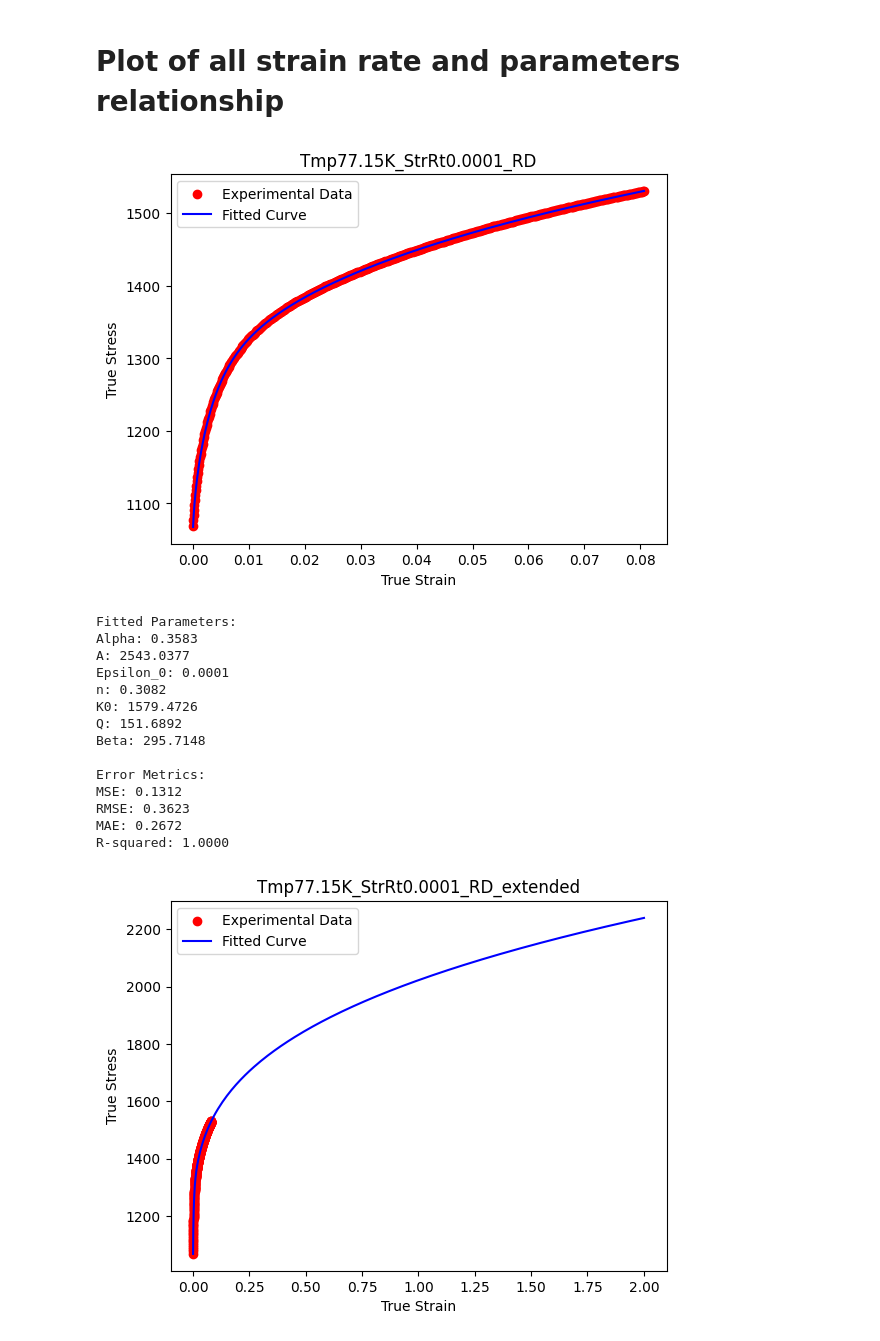
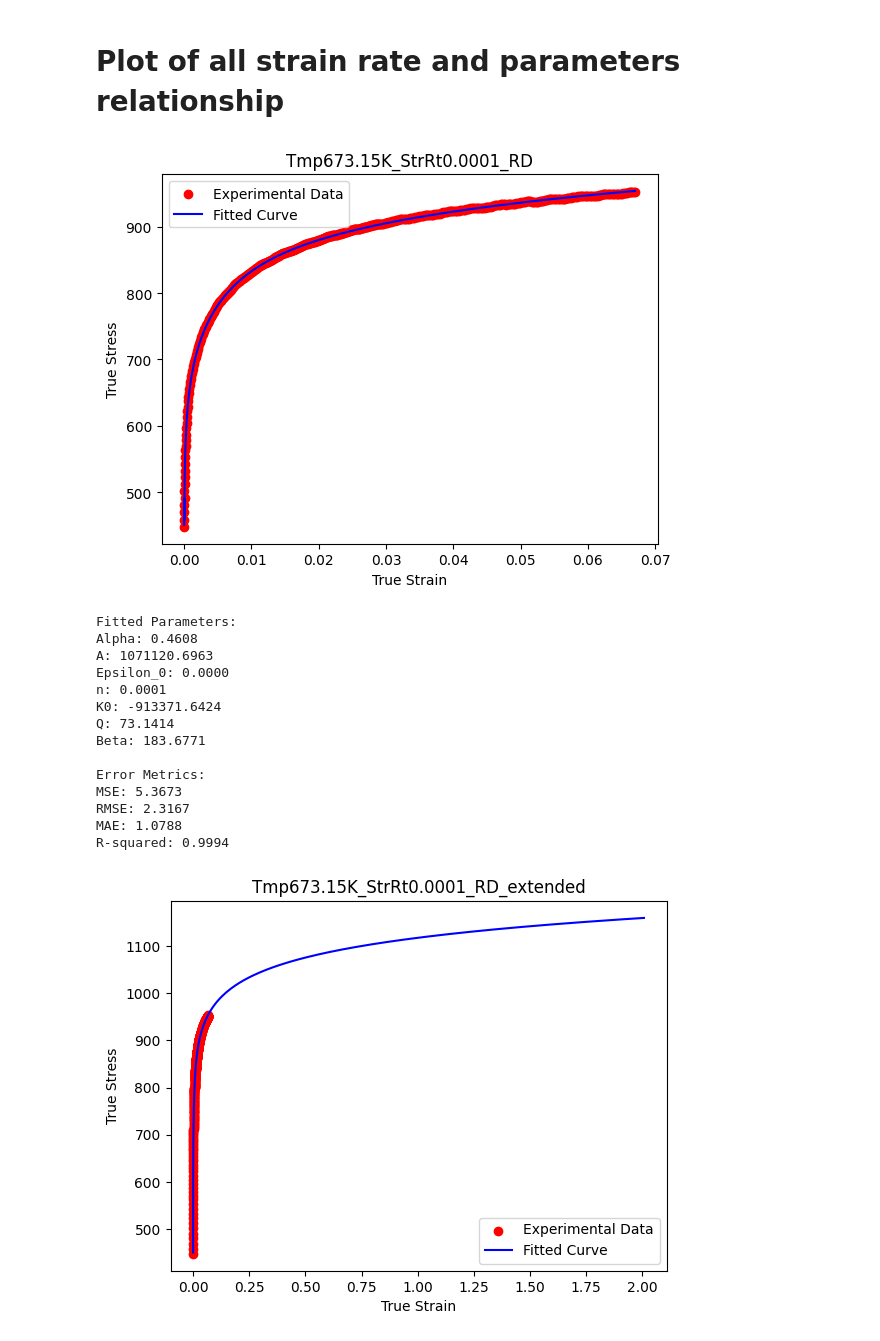
Before and after one commit to meiannnnn/coe-final-project, a Jupyter notebook: sv_fitting.ipynb, the cells around one changed output. Cells and saved outputs as stored; diff of their text form; code cells hidden in the pictures.

Commit message:
all condition extended

```diff
--- a/sv_fitting.ipynb
+++ b/sv_fitting.ipynb
@@ -101,13 +117,6 @@ def analyze_msv_fit(file_path, strain_column, stress_column, title, initial_gues
     data = pd.read_csv(file_path)
     strain = data[strain_column].dropna().values
     stress = data[stress_column].dropna().values
-
-    # Define the Modified Swift-Voce equation
-    def modified_swift_voce(strain, A, B, n, Q, epsilon0, alpha, beta):
-        swift_part = A * (strain + epsilon0) ** n  # Swift law
-        voce_part = Q * (1 - np.exp(-B * strain))  # Voce law
-        damping = (1 - np.exp(-alpha * strain)) / (1 + beta * strain)  # Damping term
-        return swift_part + voce_part * damping
 
     # Initial guesses for parameters [A, B, n, K, epsilon0, alpha, beta]
     if initial_guess is None:
@@ -164,7 +173,9 @@ def analyze_msv_fit(file_path, strain_column, stress_column, title, initial_gues
           f'Alpha: {params_high[5]:.4f}, Beta: {params_high[6]:.4f}')
 
     extended_strain = np.concatenate((strain, np.arange(strain[-1] + 0.01, 2.01, 0.01)))
-    extended_stress = modified_swift_voce(extended_strain, *params_high)
+    low_stress = modified_swift_voce(extended_strain[extended_strain < 0.02], *params_low)
+    high_stress = modified_swift_voce(extended_strain[extended_strain >= 0.02], *params_high)
+    extended_stress = np.concatenate((low_stress, high_stress))
     plt.scatter(strain, stress, label='Experimental Data', color='red')
     plt.plot(extended_strain, extended_stress, label='Fitted Curve', color='blue')
     plt.xlabel('True Strain')
@@ -173,10 +184,18 @@ def analyze_msv_fit(file_path, strain_column, stress_column, title, initial_gues
     plt.legend()
     plt.show()
 
+    # Create a DataFrame to save the results
+    df = pd.DataFrame({
+        'Strain': extended_strain,
+        'Stress': extended_stress
+    })
+
+    # Save the DataFrame to a CSV file
+    output_file_path = f"extended_curve/{title}"  # Adjust the filename as needed
+    df.to_csv(output_file_path, index=False)
     return params_low, params_high
 
-'''
-condition = 'Tmp298.15K_StrRt1_RD'
-analyze_msv_fit('data/Exp_FC_StrRtDpn_TmpDpn_Tmp298.csv', condition + '_E', condition + '_S', condition)
-'''
+#condition = 'Tmp298.15K_StrRt1_RD'
+condition = 'Tmp473.15K_StrRt0.1_RD'
+analyze_msv_fit('data/Exp_FC_StrRtDpn_TmpDpn_Tmp473.csv', condition + '_E', condition + '_S', condition)
 # %% [output]
@@ -186,35 +214,42 @@ analyze_msv_fit('data/Exp_FC_StrRtDpn_TmpDpn_Tmp298.csv', condition + '_E', cond
 # %%
 params = [] #store all parameters
 params_name  = ['alpha', 'A', 'epsilon_0', 'n', 'k0', 'Q', 'beta']
-#conditions = ['Tmp298.15K_StrRt0.0001_RD', 'Tmp298.15K_StrRt0.0001_DD', 'Tmp298.15K_StrRt0.0001_TD', 'Tmp298.15K_StrRt0.001_RD', 'Tmp298.15K_StrRt0.001_DD', 'Tmp298.15K_StrRt0.001_TD', 'Tmp298.15K_StrRt0.01_RD', 'Tmp298.15K_StrRt0.01_DD', 'Tmp298.15K_StrRt0.01_TD', 'Tmp298.15K_StrRt0.1_DD', 'Tmp298.15K_StrRt0.1_TD','Tmp298.15K_StrRt1_RD']
-conditions = ['Tmp77.15K_StrRt0.0001_RD']
+
+#conditions = ['Tmp77.15K_StrRt0.0001_RD']
+#conditions = ['Tmp233.15K_StrRt0.0001_RD']
+#conditions = ['Tmp298.15K_StrRt0.0001_RD', 'Tmp298.15K_StrRt0.0001_DD', 'Tmp298.15K_StrRt0.0001_TD', 'Tmp298.15K_StrRt0.001_RD', 'Tmp298.15K_StrRt0.001_DD', 'Tmp298.15K_StrRt0.001_TD', 'Tmp298.15K_StrRt0.01_RD', 'Tmp298.15K_StrRt0.01_DD', 'Tmp298.15K_StrRt0.01_TD', 'Tmp298.15K_StrRt0.1_DD', 'Tmp298.15K_StrRt0.1_TD']
+#conditions = ['Tmp373.15K_StrRt0.0001_RD', 'Tmp373.15K_StrRt0.001_RD', 'Tmp373.15K_StrRt0.01_RD', 'Tmp373.15K_StrRt0.1_RD']
+#conditions = ['Tmp473.15K_StrRt0.0001_RD', 'Tmp473.15K_StrRt0.001_RD', 'Tmp473.15K_StrRt0.01_RD']
+#conditions = ['Tmp573.15K_StrRt0.0001_RD', 'Tmp573.15K_StrRt0.001_RD', 'Tmp573.15K_StrRt0.01_RD', 'Tmp573.15K_StrRt0.1_RD']
+conditions = ['Tmp673.15K_StrRt0.0001_RD', 'Tmp673.15K_StrRt0.001_RD', 'Tmp673.15K_StrRt0.01_RD', 'Tmp673.15K_StrRt0.1_RD']
+
 for condition in conditions:
-    params.append(analyze_sv_fit('data/Exp_FC_StrRtDpn_TmpDpn_Tmp77.csv', condition + '_E', condition + '_S', condition))
+    params.append(analyze_sv_fit('data/Exp_FC_StrRtDpn_TmpDpn_Tmp673.csv', condition + '_E', condition + '_S', condition))
 '''
 for i in range(7):
     plt.figure(figsize=(8, 5))  # Create a new figure for each plot
     plt.plot(conditions, [p[i] for p in params], marker='o')
     plt.xlabel('Conditions')
     plt.xticks(rotation=60)
     plt.ylabel(params_name[i])
     plt.title(params_name[i] + ' of Each Condition')
     plt.tight_layout()  # Adjust layout to prevent label cut-off
     plt.show()  # Display the plot
 '''
 # %% [output]
-[figure, old version]
+[figure, new version]
 Fitted Parameters:
-Alpha: 0.3583
-A: 2543.0377
-Epsilon_0: 0.0001
-n: 0.3082
-K0: 1579.4726
-Q: 151.6892
-Beta: 295.7148
+Alpha: 0.4608
+A: 1071120.6963
+Epsilon_0: 0.0000
+n: 0.0001
+K0: -913371.6424
+Q: 73.1414
+Beta: 183.6771
 
 Error Metrics:
-MSE: 0.1312
-RMSE: 0.3623
-MAE: 0.2672
-R-squared: 1.0000
+MSE: 5.3673
+RMSE: 2.3167
+MAE: 1.0788
+R-squared: 0.9994
-[figure, old version]
+[figure, new version]
```
Also changed, not shown: parts of 4 cells of this notebook.
